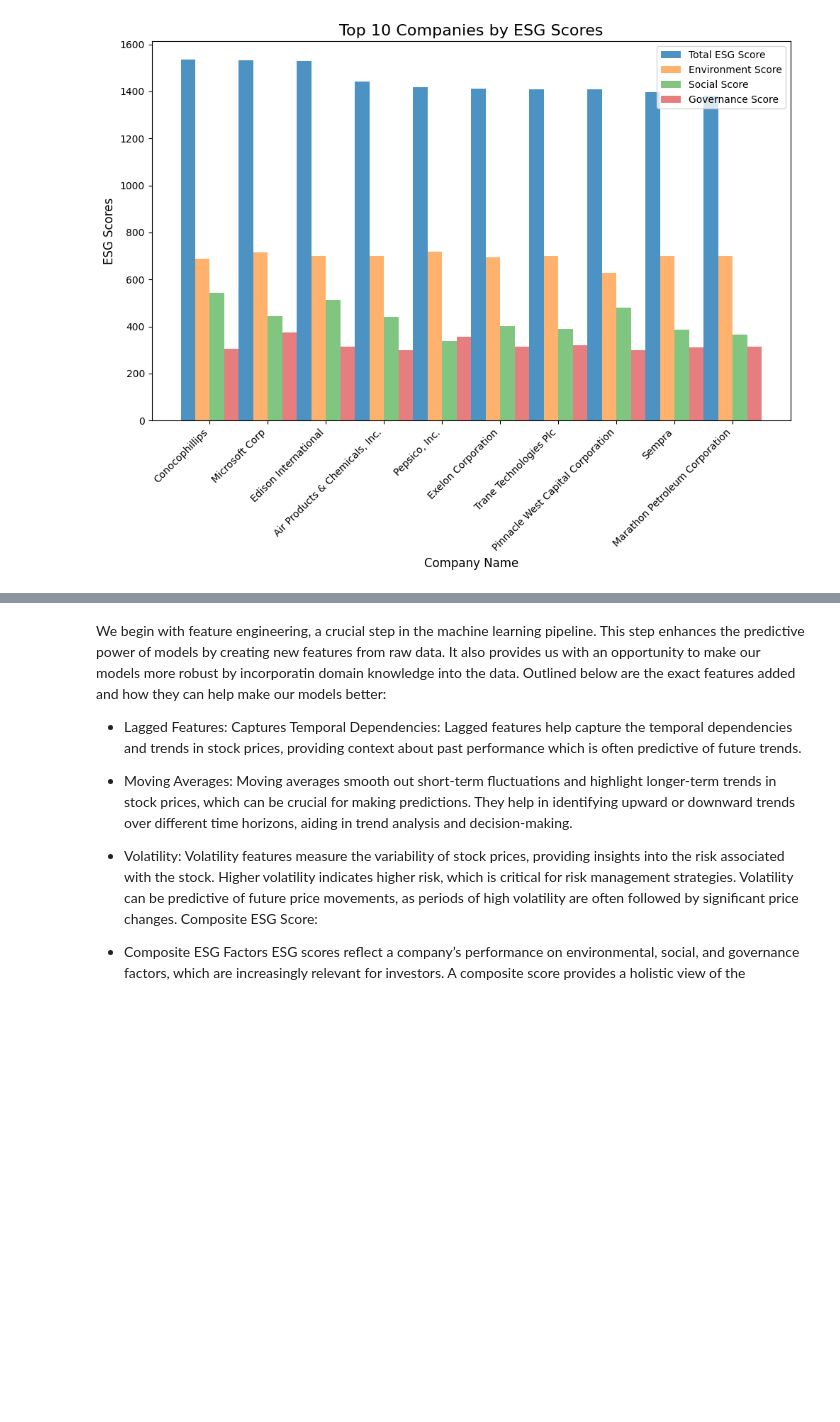
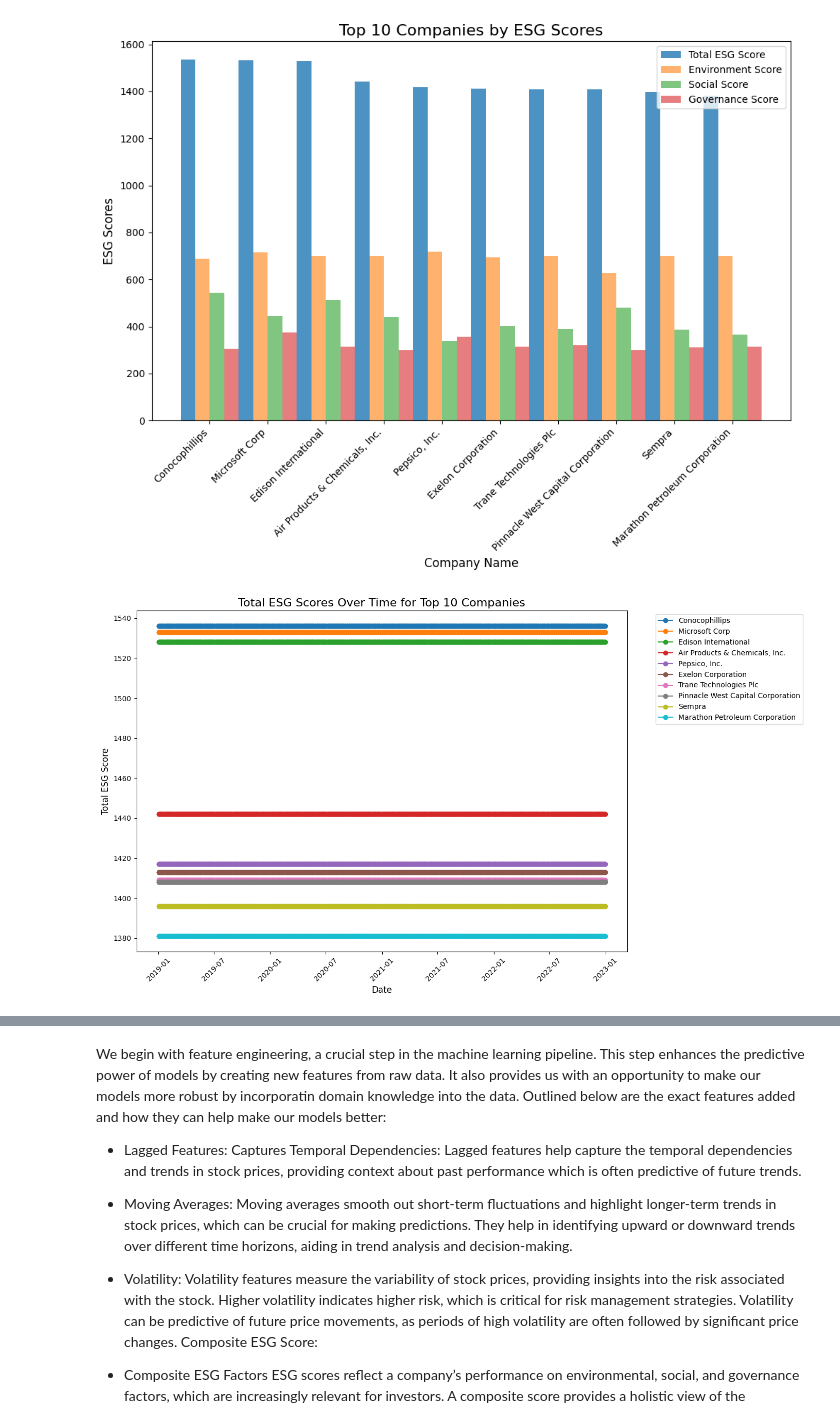
Before and after one commit to JacquelynGarcia/ESGStockPredictor, a Jupyter notebook: FinalProject_Group025_FA24_with_changes.ipynb, the cells around one changed output, grey strips where cells are left out. Cells and saved outputs as stored; diff of their text form; code cells hidden in the pictures; blank space fills up the shorter version.

```diff
--- a/FinalProject_Group025_FA24_with_changes.ipynb
+++ b/FinalProject_Group025_FA24_with_changes.ipynb
@@ -336,3 +334,21 @@ plt.tight_layout()
 plt.show()
 # %% [output]
 [figure]
+# %%
+top_10_names = top_10_companies["Name"].tolist()
+filtered_data = final_data[final_data["Name"].isin(top_10_names)]
+# %%
+plt.figure(figsize=(14, 8))
+for name in top_10_names:
+    company_data = filtered_data[filtered_data["Name"] == name]
+    plt.plot(company_data["Date"], company_data["total_score"], marker='o', label=name)
+
+plt.title("Total ESG Scores Over Time for Top 10 Companies", fontsize=16)
+plt.xlabel("Date", fontsize=12)
+plt.ylabel("Total ESG Score", fontsize=12)
+plt.legend(bbox_to_anchor=(1.05, 1), loc="upper left", fontsize=10)
+plt.xticks(rotation=45)
+plt.tight_layout()
+plt.show()
+# %% [output]
+[figure, added]
```
Also changed, not shown: parts of 6 cells of this notebook.
